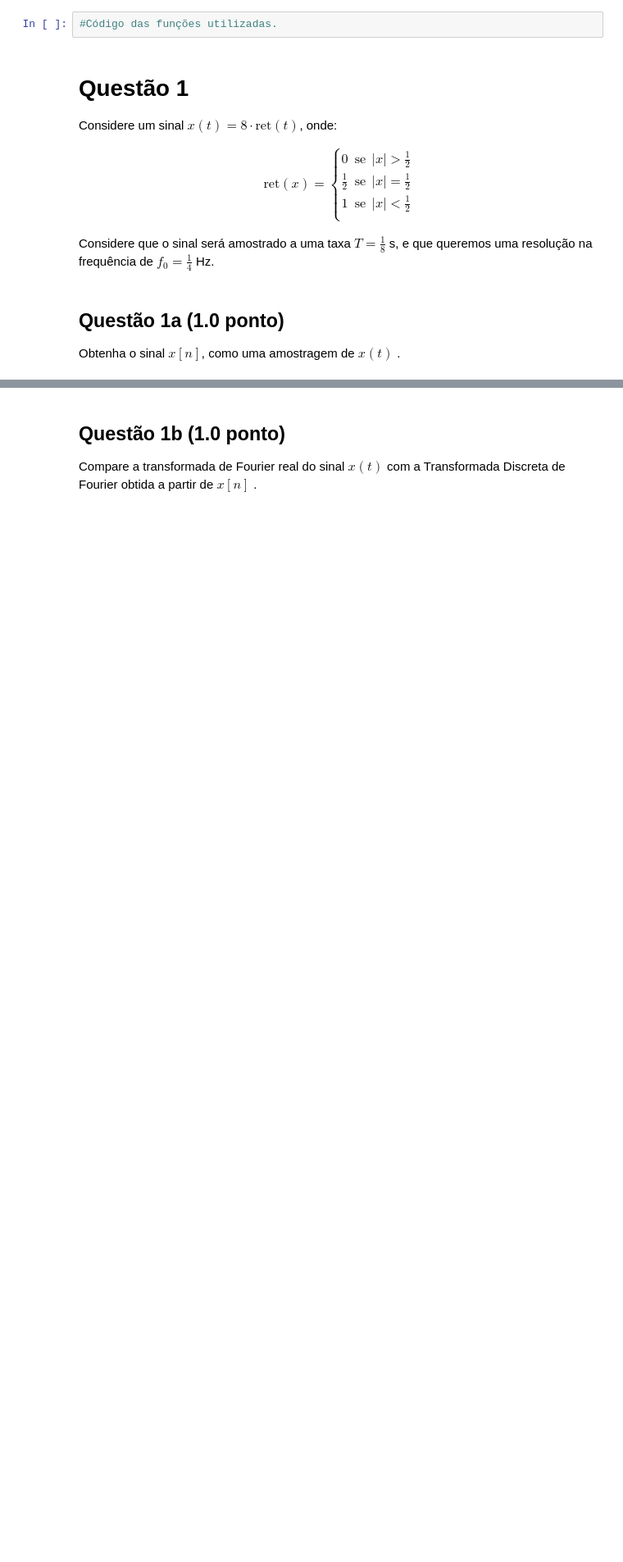
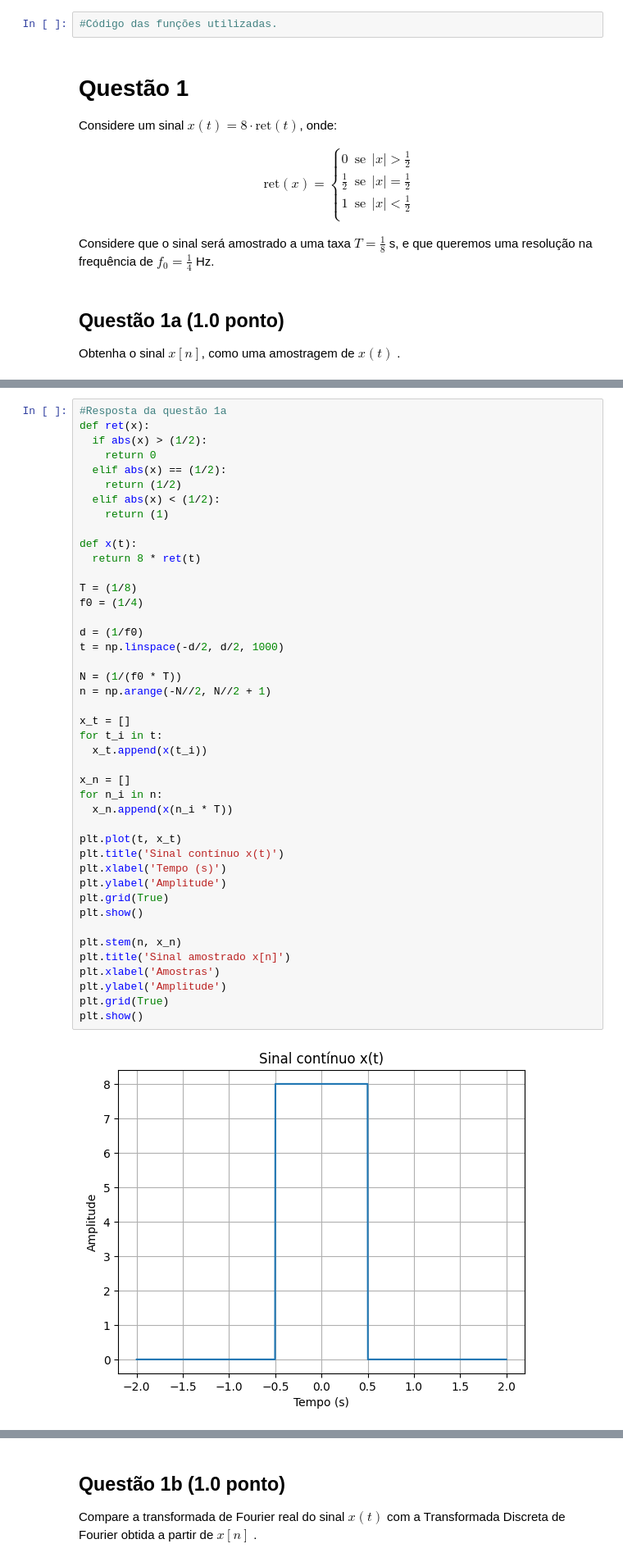
Before and after one commit to leopcortes/unb, a Jupyter notebook: sstd/Projeto3/projeto3.ipynb, the cells around one changed output, grey strips where cells are left out. Shown: that part at 82% size. Saved outputs shown, nothing was run; the diff lists cells and outputs as text; blank space fills up the shorter version.

```diff
--- a/sstd/Projeto3/projeto3.ipynb
+++ b/sstd/Projeto3/projeto3.ipynb
@@ -36,0 +35,45 @@ Obtenha o sinal $x\left[n\right]$, como uma amostragem de $x\left(t\right)$ .
+# %%
+#Resposta da questão 1a
+def ret(x):
+  if abs(x) > (1/2):
+    return 0
+  elif abs(x) == (1/2):
+    return (1/2)
+  elif abs(x) < (1/2):
+    return (1)
+
+def x(t):
+  return 8 * ret(t)
+
+T = (1/8)
+f0 = (1/4)
+
+d = (1/f0)
+t = np.linspace(-d/2, d/2, 1000)
+
+N = (1/(f0 * T))
+n = np.arange(-N//2, N//2 + 1)
+
+x_t = []
+for t_i in t:
+  x_t.append(x(t_i))
+
+x_n = []
+for n_i in n:
+  x_n.append(x(n_i * T))
+
+plt.plot(t, x_t)
+plt.title('Sinal contínuo x(t)')
+plt.xlabel('Tempo (s)')
+plt.ylabel('Amplitude')
+plt.grid(True)
+plt.show()
+
+plt.stem(n, x_n)
+plt.title('Sinal amostrado x[n]')
+plt.xlabel('Amostras')
+plt.ylabel('Amplitude')
+plt.grid(True)
+plt.show()
+# %% [output]
+[figure, added]
```
Also changed, not shown: parts of 12 cells of this notebook.
